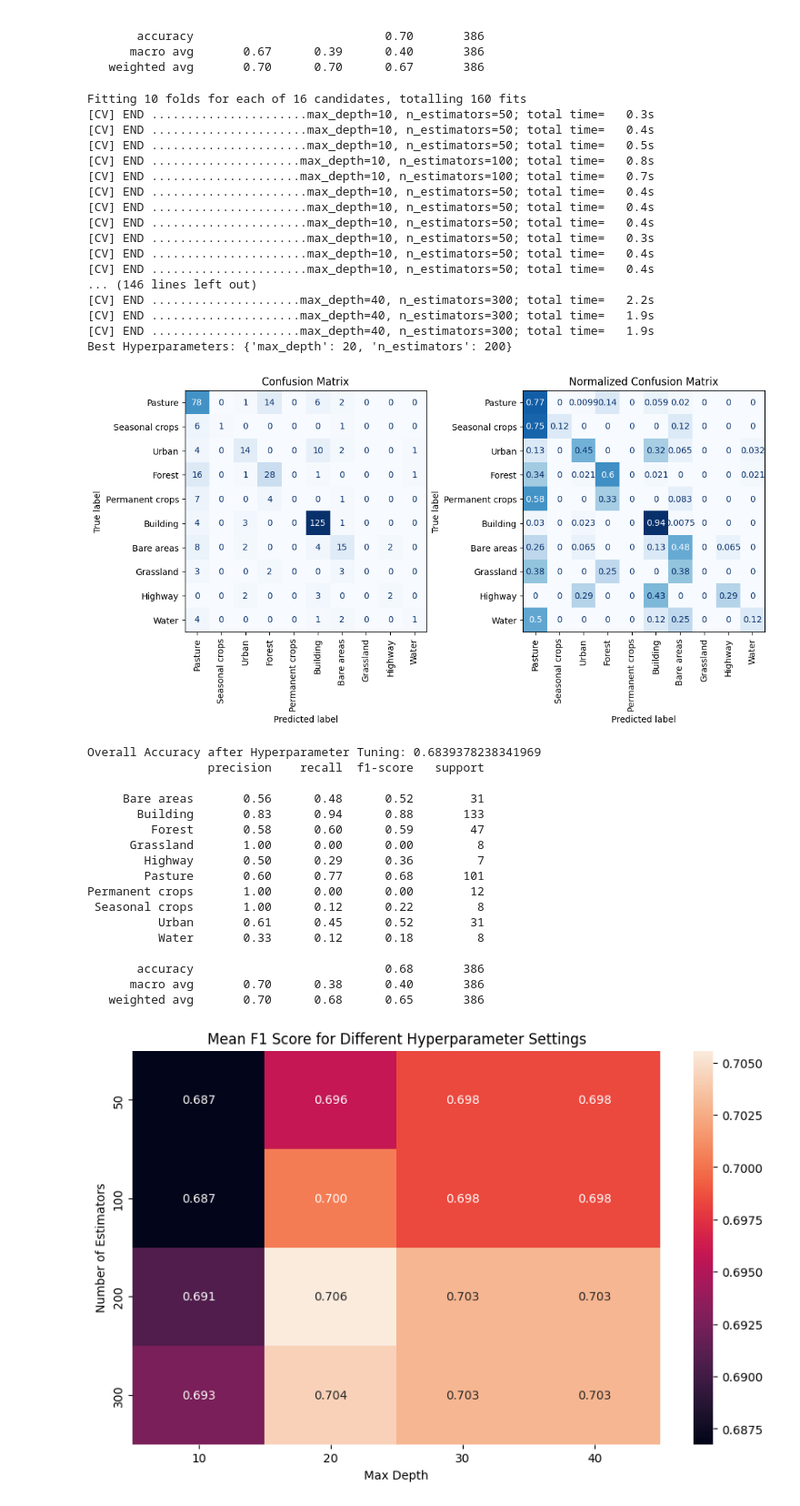
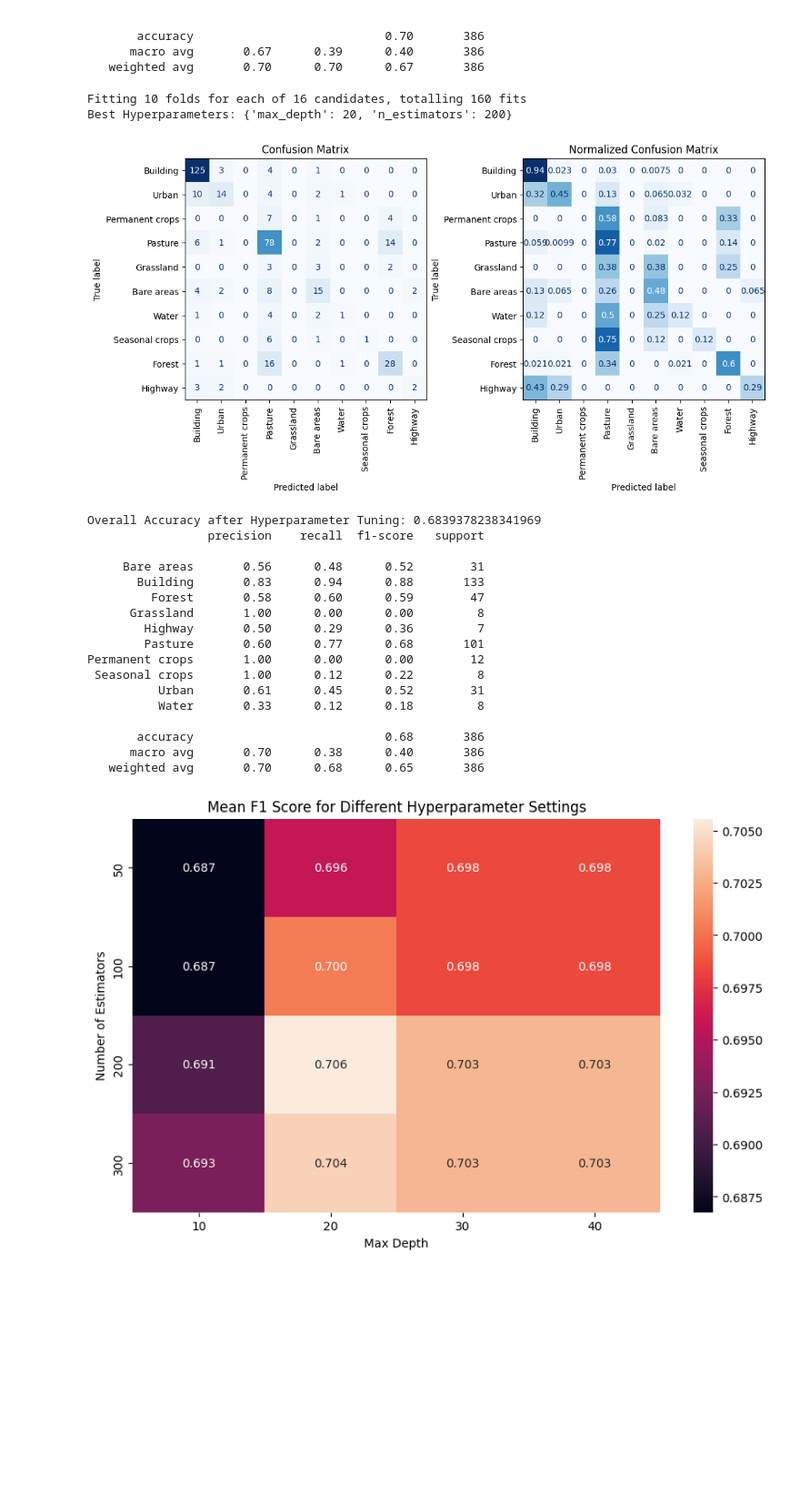
Before and after one commit to kshitijrajsharma/landcoverclassification, a Jupyter notebook: notebooks/experiment.ipynb, the cells around one changed output. Shown at 91% size. Cells and saved outputs as stored; diff of their text form; code cells hidden in the pictures; blank space fills up the shorter version.

```diff
--- a/notebooks/experiment.ipynb
+++ b/notebooks/experiment.ipynb
@@ -6,4 +6,17 @@ Define features columns and target column
 # %%
 features = ['r_mean','r_median', 'r_std','r_var', 'g_mean','g_median', 'g_std','g_var', 'b_mean','b_median','b_var', 'b_std','area']
 target = 'OBSERV_GROUP'
+
+label_map = {
+    '0' : 'Building',
+    '11' : 'Urban',
+    '12' : 'Highway',
+    '21' : 'Seasonal crops',
+    '22' : 'Permanent crops',
+    '23' : 'Pasture',
+    '31' : 'Forest',
+    '32' : 'Grassland',
+    '33' : 'Bare areas',
+    '51' : 'Water'
+}
 # %% [markdown]
@@ -33,31 +46,9 @@ train_gdf
 # %% [markdown]
 Initialize the CODIGO_GROUP column for land cover labels
 # %%
-train_gdf['OBSERV_GROUP'] = train_gdf['CODIGO_GROUP'].replace({
-    '0' : 'Building',
-    '11' : 'Urban',
-    '12' : 'Highway',
-    '21' : 'Seasonal crops',
-    '22' : 'Permanent crops',
-    '23' : 'Pasture',
-    '31' : 'Forest',
-    '32' : 'Grassland',
-    '33' : 'Bare areas',
-    '51' : 'Water'
-})
+train_gdf['OBSERV_GROUP'] = train_gdf['CODIGO_GROUP'].replace(label_map)
 
-test_gdf['OBSERV_GROUP'] = test_gdf['CODIGO_GROUP'].replace({
-    '0' : 'Building',
-    '11' : 'Urban',
-    '12' : 'Highway',
-    '21' : 'Seasonal crops',
-    '22' : 'Permanent crops',
-    '23' : 'Pasture',
-    '31' : 'Forest',
-    '32' : 'Grassland',
-    '33' : 'Bare areas',
-    '51' : 'Water'
-})
+test_gdf['OBSERV_GROUP'] = test_gdf['CODIGO_GROUP'].replace(label_map)
 
 X_train = train_gdf[features]
 y_train = train_gdf[target]
@@ -291,42 +150,27 @@ Permanent crops       1.00      0.00      0.00        12
 # %%
 # Grid search for hyperparameter tuning
 from sklearn.model_selection import GridSearchCV
 from sklearn.ensemble import RandomForestClassifier
 
 param_grid = {
     'n_estimators': [50, 100, 200, 300],
     'max_depth': [10, 20, 30, 40],
 }
 
 grid_search = GridSearchCV(estimator=RandomForestClassifier(random_state=42), param_grid=param_grid, cv=10, n_jobs=-1, verbose=2)
 grid_search.fit(X_train, y_train)
 
 best_rf_classifier = grid_search.best_estimator_
 print("Best Hyperparameters:", grid_search.best_params_)
 
 # Get accuracy of best model
-overall,classification = compute_accuracy(best_rf_classifier, X_test, y_test, gdf)
+overall,classification = compute_accuracy(best_rf_classifier, X_test, y_test, train_gdf)
 print("Overall Accuracy after Hyperparameter Tuning:", overall)
 print(classification)
 # %% [output]
 Fitting 10 folds for each of 16 candidates, totalling 160 fits
-[CV] END ......................max_depth=10, n_estimators=50; total time=   0.3s
-[CV] END ......................max_depth=10, n_estimators=50; total time=   0.4s
-[CV] END ......................max_depth=10, n_estimators=50; total time=   0.5s
-[CV] END .....................max_depth=10, n_estimators=100; total time=   0.8s
-[CV] END .....................max_depth=10, n_estimators=100; total time=   0.7s
-[CV] END ......................max_depth=10, n_estimators=50; total time=   0.4s
-[CV] END ......................max_depth=10, n_estimators=50; total time=   0.4s
-[CV] END ......................max_depth=10, n_estimators=50; total time=   0.4s
-[CV] END ......................max_depth=10, n_estimators=50; total time=   0.3s
-[CV] END ......................max_depth=10, n_estimators=50; total time=   0.4s
-[CV] END ......................max_depth=10, n_estimators=50; total time=   0.4s
-... (146 lines left out)
-[CV] END .....................max_depth=40, n_estimators=300; total time=   2.2s
-[CV] END .....................max_depth=40, n_estimators=300; total time=   1.9s
-[CV] END .....................max_depth=40, n_estimators=300; total time=   1.9s
 Best Hyperparameters: {'max_depth': 20, 'n_estimators': 200}
-[figure, old version]
+[figure, new version]
 Overall Accuracy after Hyperparameter Tuning: 0.6839378238341969
                  precision    recall  f1-score   support
 
```
Also changed, not shown: parts of 13 cells of this notebook.
